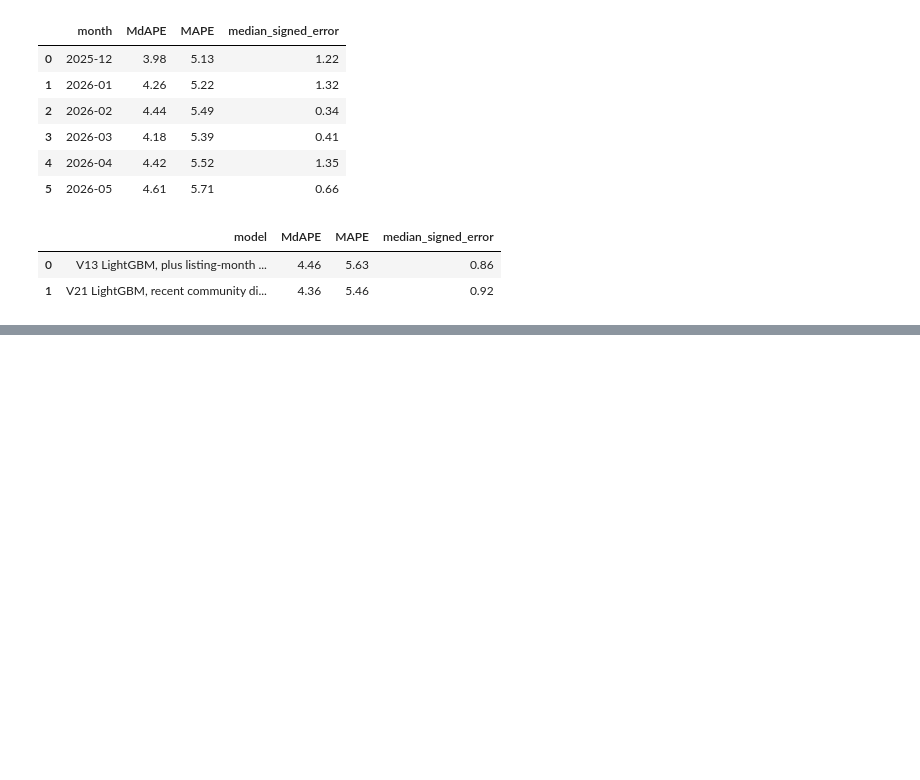
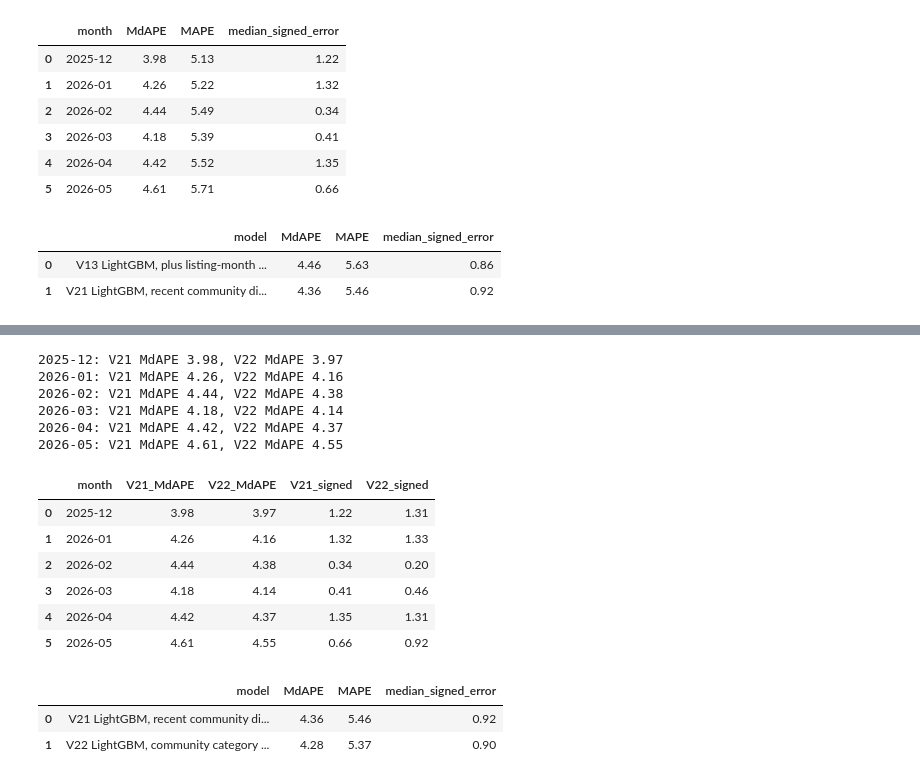
Before and after one commit to phuonganhdangamy/SSU-Data-Dash, a Jupyter notebook: notebooks/list_aware_models.ipynb, the cells around one changed output, grey strips where cells are left out. Saved outputs shown, nothing was run; the diff lists cells and outputs as text; code cells hidden in the pictures; blank space fills up the shorter version.

Commit message:
add v22 list-aware track

```diff
--- a/notebooks/list_aware_models.ipynb
+++ b/notebooks/list_aware_models.ipynb
@@ -1894,0 +1929,73 @@ Walk-forward: V21 LightGBM, recent community discount on V20 gap
+# %%
+v22_walk_categories = lgb_categories + ["community"]
+v21_walk_parts = []
+v22_walk_parts = []
+v22_sold_parts = []
+v22_month_rows = []
+for month in walk_months:
+    past = listings[listings["date_sold"] < month.start_time]
+    homes = listings[listings["date_sold"].dt.to_period("M") == month]
+    sold = homes["sold_price"].to_numpy()
+    _, monthly, forecast = residual_forecast(past, 1)
+    lag_map, last_month, latest_ratio = market_tables(past)
+    tables = peer_tables(past)
+    X_past = design_matrix(past, past, lag_map, last_month, latest_ratio, tables).copy()
+    X_homes = design_matrix(homes, past, lag_map, last_month, latest_ratio, tables).copy()
+    X_past["list_month_factor"] = factor_from(past, monthly, forecast)
+    X_homes["list_month_factor"] = factor_from(homes, monthly, forecast)
+    month_community = recent_ratio_table(past, ["community", "house_type_name"])
+    month_type = recent_ratio_table(past, ["house_type_name"])
+    X_past["recent_discount"], _, _ = recent_discount_from(past, month_community, month_type)
+    X_homes["recent_discount"], _, _ = recent_discount_from(homes, month_community, month_type)
+    y = np.log(past["sold_price"] / past["list_price"])
+    v21_hat = homes["list_price"].to_numpy() * np.exp(fit_lgb(X_past, y).predict(X_homes))
+    levels = pd.Index(past["community"].dropna().unique())
+    X22_past = X_past.copy()
+    X22_homes = X_homes.copy()
+    X22_past["community"] = pd.Categorical(past["community"], categories=levels)
+    X22_homes["community"] = pd.Categorical(homes["community"], categories=levels)
+    v22_model = LGBMRegressor(**walk_lgb)
+    v22_model.fit(X22_past, y, categorical_feature=v22_walk_categories)
+    v22_hat = homes["list_price"].to_numpy() * np.exp(v22_model.predict(X22_homes))
+    v21_walk_parts.append(v21_hat)
+    v22_walk_parts.append(v22_hat)
+    v22_sold_parts.append(sold)
+    v21_scores = percentage_scores(v21_hat, sold)
+    v22_scores = percentage_scores(v22_hat, sold)
+    v22_month_rows.append({
+        "month": str(month),
+        "V21_MdAPE": v21_scores["MdAPE"],
+        "V22_MdAPE": v22_scores["MdAPE"],
+        "V21_signed": v21_scores["median_signed_error"],
+        "V22_signed": v22_scores["median_signed_error"],
+    })
+    print(
+        f"{month}: V21 MdAPE {v21_scores['MdAPE']:.2f}, V22 MdAPE {v22_scores['MdAPE']:.2f}",
+        flush=True,
+    )
+
+v22_sold_all = np.concatenate(v22_sold_parts)
+v22_month_table = pd.DataFrame(v22_month_rows)
+v22_walk_summary = pd.DataFrame([
+    {"model": "V21 LightGBM, recent community discount on V20 gap", **percentage_scores(np.concatenate(v21_walk_parts), v22_sold_all)},
+    {"model": "V22 LightGBM, community category on V20 gap", **percentage_scores(np.concatenate(v22_walk_parts), v22_sold_all)},
+])
+display(v22_month_table)
+display(v22_walk_summary)
+# %% [output]
+2025-12: V21 MdAPE 3.98, V22 MdAPE 3.97
+2026-01: V21 MdAPE 4.26, V22 MdAPE 4.16
+2026-02: V21 MdAPE 4.44, V22 MdAPE 4.38
+2026-03: V21 MdAPE 4.18, V22 MdAPE 4.14
+2026-04: V21 MdAPE 4.42, V22 MdAPE 4.37
+2026-05: V21 MdAPE 4.61, V22 MdAPE 4.55
+|  | month | V21_MdAPE | V22_MdAPE | V21_signed | V22_signed |
+| 0 | 2025-12 | 3.98 | 3.97 | 1.22 | 1.31 |
+| 1 | 2026-01 | 4.26 | 4.16 | 1.32 | 1.33 |
+| 2 | 2026-02 | 4.44 | 4.38 | 0.34 | 0.20 |
+| 3 | 2026-03 | 4.18 | 4.14 | 0.41 | 0.46 |
+| 4 | 2026-04 | 4.42 | 4.37 | 1.35 | 1.31 |
+| 5 | 2026-05 | 4.61 | 4.55 | 0.66 | 0.92 |
+|  | model | MdAPE | MAPE | median_signed_error |
+| 0 | V21 LightGBM, recent community di... | 4.36 | 5.46 | 0.92 |
+| 1 | V22 LightGBM, community category ... | 4.28 | 5.37 | 0.90 |
```
Also changed, not shown: parts of 5 cells of this notebook, 14 other files.
